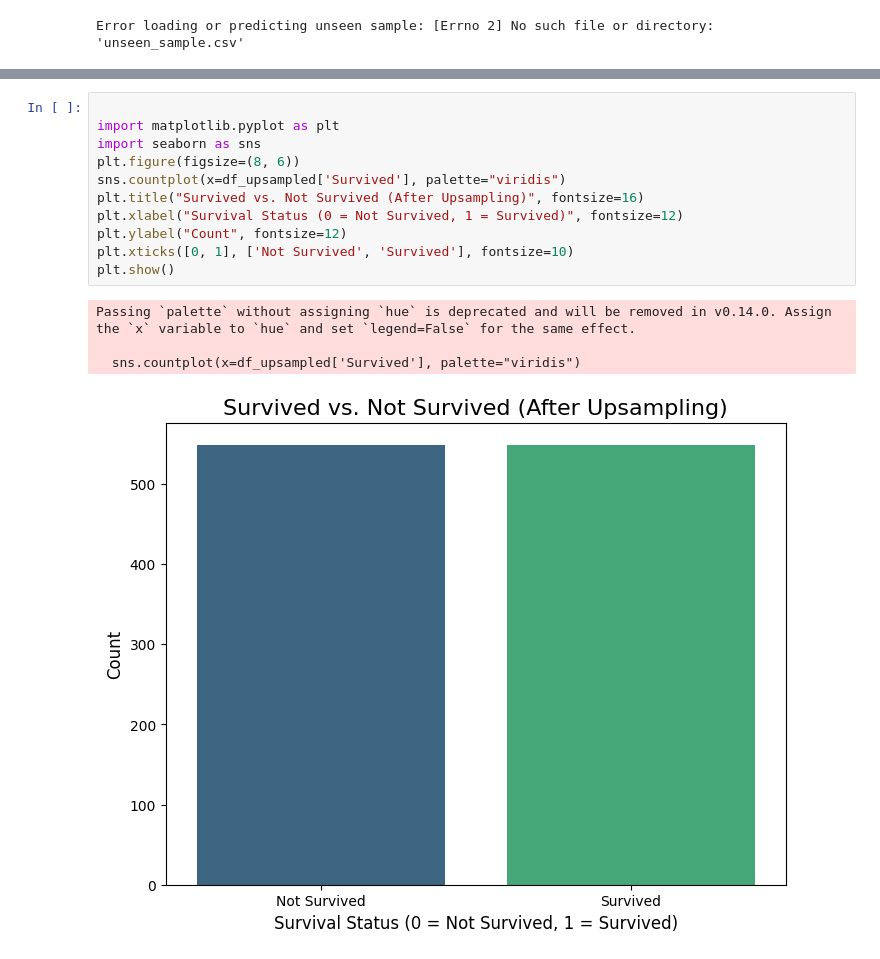
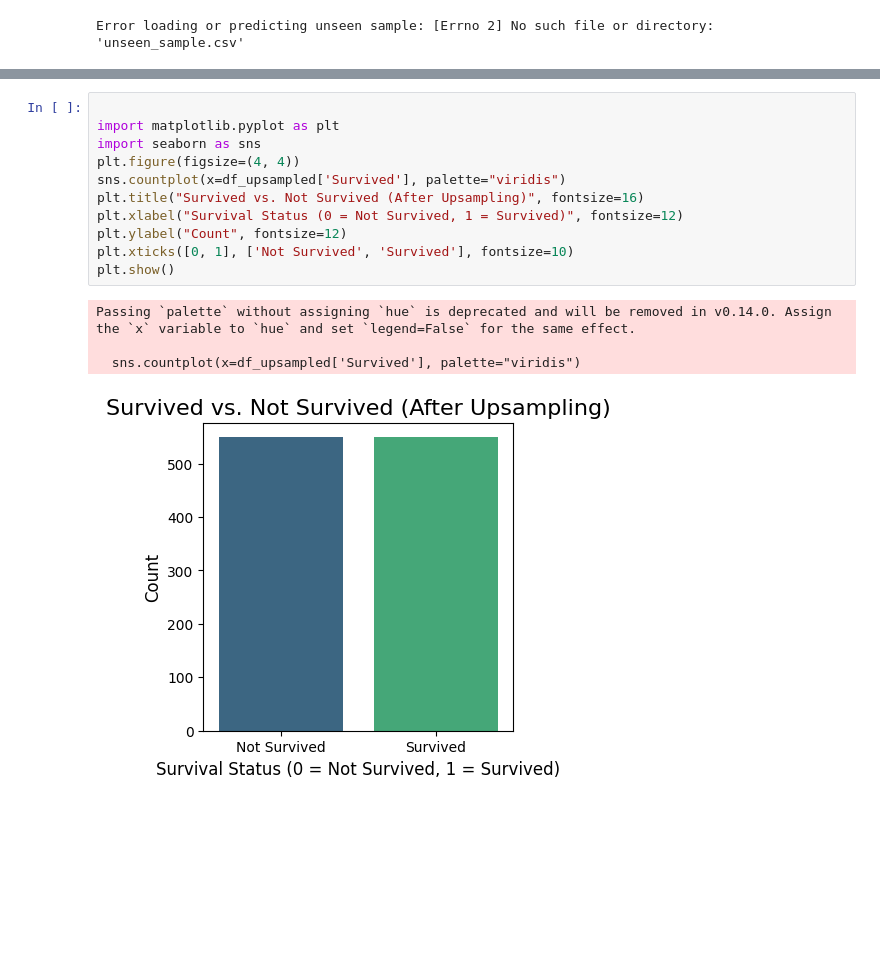
Before and after one commit to yomnaezzat/classification, a Jupyter notebook: notebook63877bca5b.ipynb, the cells around one changed output, grey strips where cells are left out. Drawn from its saved outputs; the diff is of its cells as text; blank space fills up the shorter version.

```diff
--- a/notebook63877bca5b.ipynb
+++ b/notebook63877bca5b.ipynb
@@ -466,19 +462,19 @@ Passing `palette` without assigning `hue` is deprecated and will be removed in v
 # %%
 
 import matplotlib.pyplot as plt
 import seaborn as sns
-plt.figure(figsize=(8, 6))
+plt.figure(figsize=(4, 4))
 sns.countplot(x=df_upsampled['Survived'], palette="viridis")
 plt.title("Survived vs. Not Survived (After Upsampling)", fontsize=16)
 plt.xlabel("Survival Status (0 = Not Survived, 1 = Survived)", fontsize=12)
 plt.ylabel("Count", fontsize=12)
 plt.xticks([0, 1], ['Not Survived', 'Survived'], fontsize=10)
 plt.show()
 # %% [output]
 Passing `palette` without assigning `hue` is deprecated and will be removed in v0.14.0. Assign the `x` variable to `hue` and set `legend=False` for the same effect.
 
   sns.countplot(x=df_upsampled['Survived'], palette="viridis")
-[figure, old version]
+[figure, new version]
 # %%
 
 results_df = pd.DataFrame({'Actual': ytest, 'Predicted': y_pred})
```
Also changed, not shown: parts of 22 cells of this notebook.
